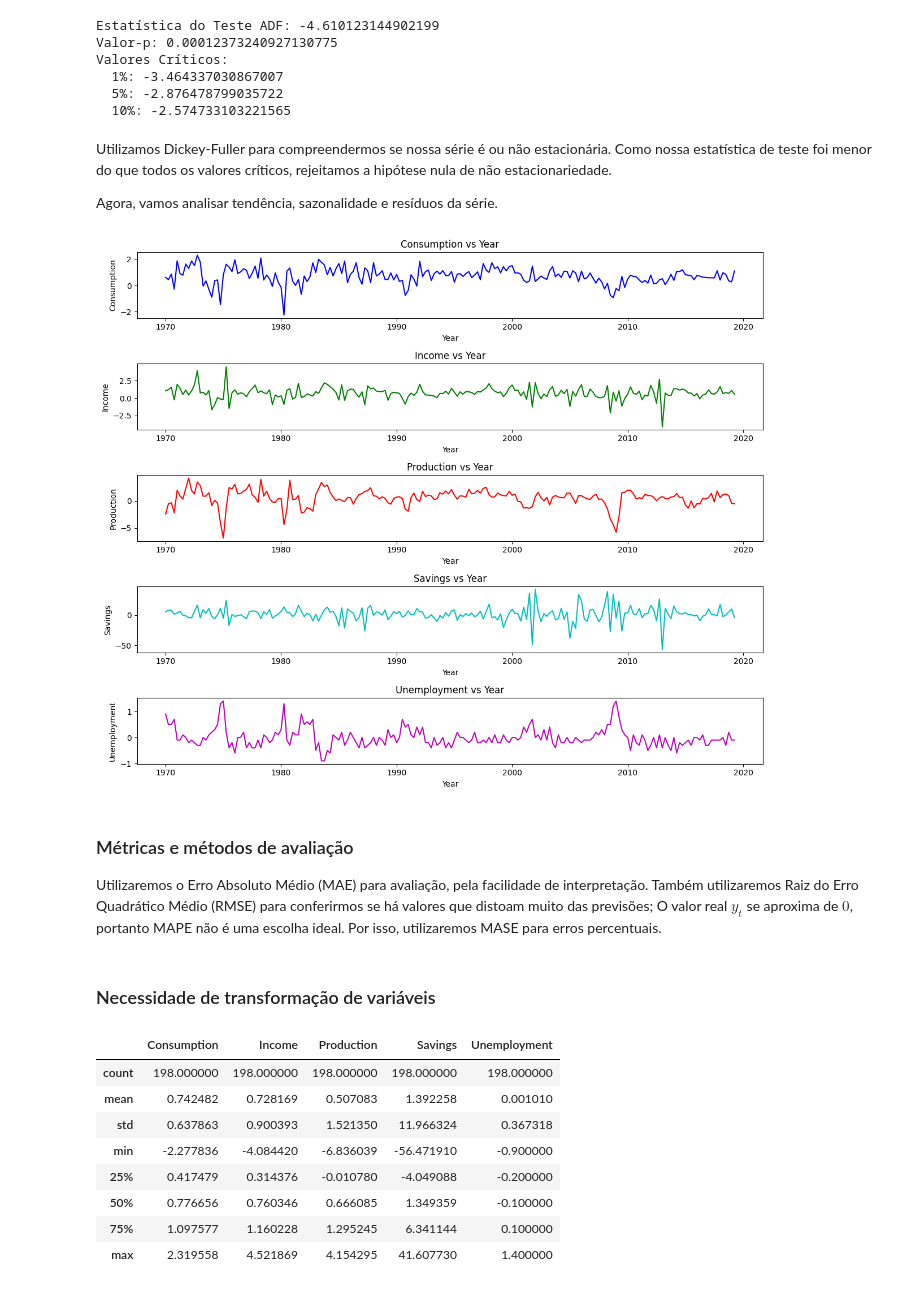
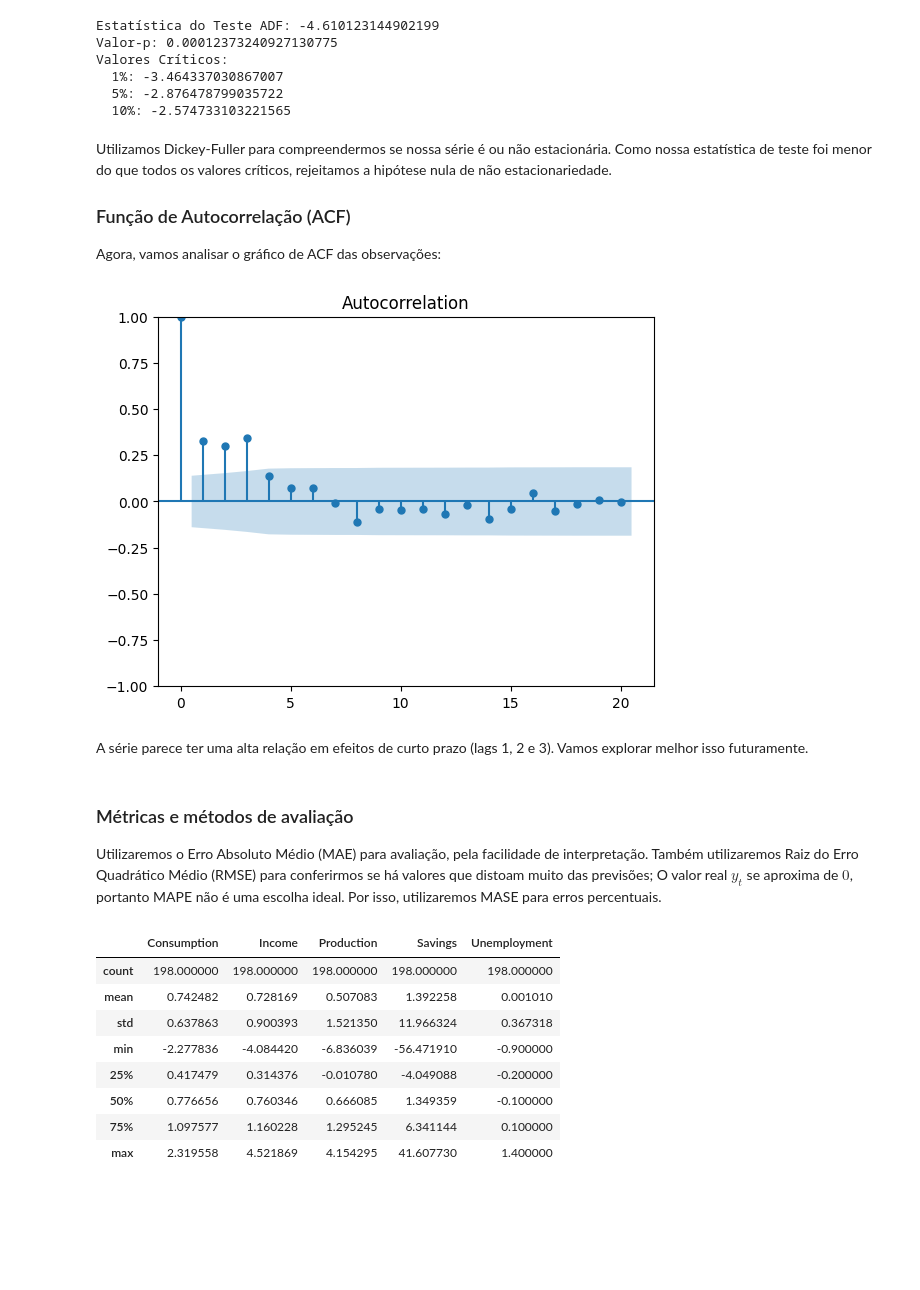
Before and after one commit to ramalhogs/Series_temporais_A2, a Jupyter notebook: analysis.ipynb, the cells around one changed output. Cells and saved outputs as stored; diff of their text form; code cells hidden in the pictures; blank space fills up the shorter version.

Commit message:
update acf graph

```diff
--- a/analysis.ipynb
+++ b/analysis.ipynb
@@ -50,61 +102,20 @@ Valores Críticos:
 # %% [markdown]
 Utilizamos Dickey-Fuller para compreendermos se nossa série é ou não estacionária. Como nossa estatística de teste foi menor do que todos os valores críticos, rejeitamos a hipótese nula de não estacionariedade.
 
-Agora, vamos analisar tendência, sazonalidade e resíduos da série.
+### Função de Autocorrelação (ACF)
+
+Agora, vamos analisar o gráfico de ACF das observações:
-# %%
-def convert_to_period(quarter):
-    """
-    Function to convert a string to a pandas period object.
-    Checks if the input is a string in the form '2019 Q1' or already a Period.
-    """
-    if isinstance(quarter, pd.Period):
-        return quarter
-    year, quarter_str = quarter.split()
-    year = int(year)
-    quarter = int(quarter_str[-1])
-    return pd.Period(year=year, quarter=quarter, freq='Q')
-
-df['Quarter'] = df['Quarter'].apply(convert_to_period)
-df['Year'] = df['Quarter'].dt.to_timestamp()  # Converter para timestamps para plotagem
-
-# Convert DataFrame columns to numpy arrays
-years = np.array(df['Year'])
-consumption = np.array(df['Consumption'])
-income = np.array(df['Income'])
-production = np.array(df['Production'])
-savings = np.array(df['Savings'])
-unemployment = np.array(df['Unemployment'])
-
-plt.figure(figsize=(12, 10))
-
-
-variables = {
-    'Consumption': consumption,
-    'Income': income,
-    'Production': production,
-    'Savings': savings,
-    'Unemployment': unemployment
-}
-
-colors = ['b', 'g', 'r', 'c', 'm']  # Lista de cores
-
-for i, (label, data) in enumerate(variables.items(), 1):
-    plt.subplot(len(variables), 1, i)
-    plt.plot(years, data, label=label, color=colors[i-1])
-    plt.title(f'{label} vs Year')
-    plt.xlabel('Year')
-    plt.ylabel(label)
-    plt.tight_layout()
-
-plt.show()
-# %% [output]
-[figure, removed]
+# %%
+plot_acf(df['Consumption'], lags=20)
+plt.show()
+# %% [output]
+[figure, added]
+# %% [markdown]
+A série parece ter uma alta relação em efeitos de curto prazo (lags 1, 2 e 3). Vamos explorar melhor isso futuramente.
 # %% [markdown]
 ### Métricas e métodos de avaliação
 
 Utilizaremos o Erro Absoluto Médio (MAE) para avaliação, pela facilidade de interpretação. Também utilizaremos Raiz do Erro Quadrático Médio (RMSE) para conferirmos se há valores que distoam muito das previsões; O valor real $y_t$ se aproxima de $0$, portanto MAPE não é uma escolha ideal. Por isso, utilizaremos MASE para erros percentuais.
-# %% [markdown]
-### Necessidade de transformação de variáveis
 # %%
 df.describe()
 # %% [output]
```
Also changed, not shown: parts of 6 cells of this notebook.
